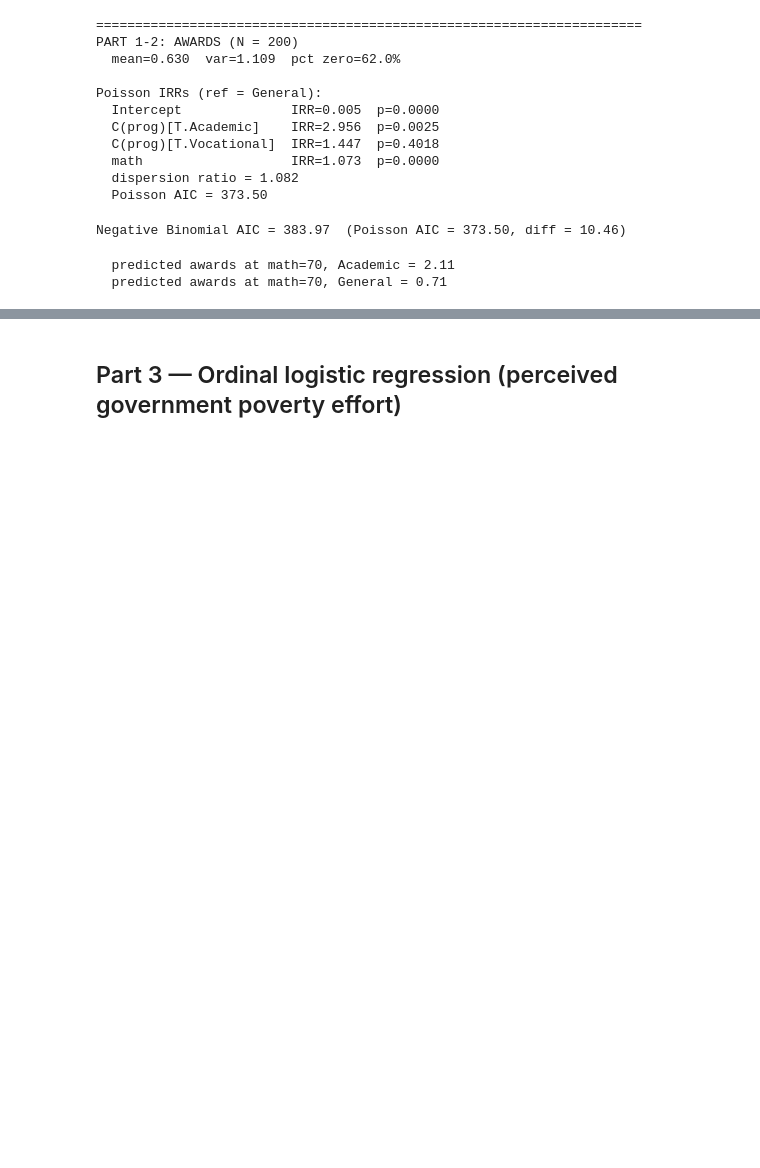
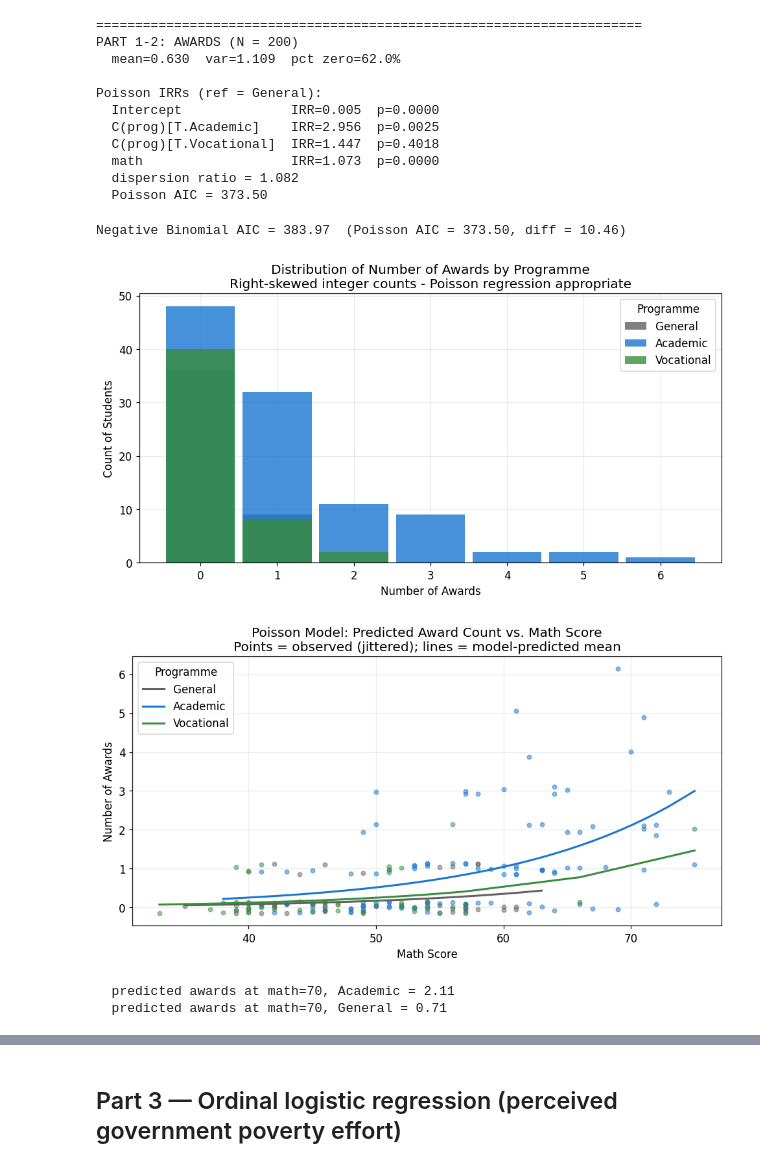
Before and after one commit to skabone/applied-research-portfolio, a Jupyter notebook: 15_Advanced_Regression_Methods/03_Analysis.ipynb, the cells around one changed output, grey strips where cells are left out. Drawn from its saved outputs; the diff is of its cells as text; code cells hidden in the pictures; blank space fills up the shorter version.

```diff
--- a/15_Advanced_Regression_Methods/03_Analysis.ipynb
+++ b/15_Advanced_Regression_Methods/03_Analysis.ipynb
@@ -115,8 +127,10 @@ Poisson IRRs (ref = General):
 # and Poisson fits better (lower AIC) - a useful calibration point that negative
 # binomial is not automatically superior to Poisson.
 # =============================================================================
+# alpha=1.0 sets the dispersion parameter explicitly (the standard default) so
+# the fit is fully specified and reproducible.
 nb = sm.GLM.from_formula("num_awards ~ C(prog) + math", data=awards,
-                         family=sm.families.NegativeBinomial()).fit()
+                         family=sm.families.NegativeBinomial(alpha=1.0)).fit()
 print("\nNegative Binomial AIC = %.2f  (Poisson AIC = %.2f, diff = %.2f)"
       % (nb.aic, poisson.aic, nb.aic - poisson.aic))
 
@@ -132,41 +146,43 @@ ax.set_title("Distribution of Number of Awards by Programme\n"
              "Right-skewed integer counts - Poisson regression appropriate")
 ax.set_xlabel("Number of Awards"); ax.set_ylabel("Count of Students")
 ax.legend(title="Programme")
-fig.tight_layout(); fig.savefig(os.path.join(FIG, "fig01-award-distribution.png")); plt.close(fig)
+fig.tight_layout(); fig.savefig(os.path.join(FIG, "fig01-award-distribution.png")); plt.show()
 
 # --- Figure 2: observed counts (jittered) vs Poisson predicted means by math
 # score and programme. ---
 awards["pred"] = poisson.predict(awards)
 fig, ax = plt.subplots(figsize=(9, 5))
 rng_j = np.random.default_rng(0)
 for prog, color in zip(["General", "Academic", "Vocational"],
                        [C_GREY, C_BLUE, C_GREEN]):
     sub = awards[awards.prog == prog].sort_values("math")
     jitter = rng_j.uniform(-0.15, 0.15, len(sub))
     ax.scatter(sub.math, sub.num_awards + jitter, s=18, alpha=0.5, color=color)
     ax.plot(sub.math, sub.pred, color=color, linewidth=2, label=prog)
 ax.set_title("Poisson Model: Predicted Award Count vs. Math Score\n"
              "Points = observed (jittered); lines = model-predicted mean")
 ax.set_xlabel("Math Score"); ax.set_ylabel("Number of Awards")
 ax.legend(title="Programme")
-fig.tight_layout(); fig.savefig(os.path.join(FIG, "fig02-poisson-predicted.png")); plt.close(fig)
+fig.tight_layout(); fig.savefig(os.path.join(FIG, "fig02-poisson-predicted.png")); plt.show()
 # Report the predicted means at math = 70 for the figure interpretation.
 for prog in ["Academic", "General"]:
     row = pd.DataFrame({"prog": [prog], "math": [70]})
     print("  predicted awards at math=70, %s = %.2f"
           % (prog, poisson.predict(row).iloc[0]))
 
 # --- Figure 3: AIC comparison between Poisson and negative binomial. ---
 fig, ax = plt.subplots(figsize=(7, 5))
 ax.bar(["Poisson", "Negative\nBinomial"], [poisson.aic, nb.aic],
        color=[C_BLUE, C_GREY], width=0.6)
 for x, v in zip([0, 1], [poisson.aic, nb.aic]):
     ax.text(x, v + 1, "%.2f" % v, ha="center", fontweight="bold")
 ax.set_title("Model Fit: Poisson vs. Negative Binomial (Awards)\n"
              "Lower AIC is better - Poisson wins when overdispersion is mild")
 ax.set_ylabel("AIC"); ax.set_ylim(0, max(poisson.aic, nb.aic) * 1.12)
-fig.tight_layout(); fig.savefig(os.path.join(FIG, "fig03-poisson-nb-aic.png")); plt.close(fig)
+fig.tight_layout(); fig.savefig(os.path.join(FIG, "fig03-poisson-nb-aic.png")); plt.show()
 # %% [output]
 Negative Binomial AIC = 383.97  (Poisson AIC = 373.50, diff = 10.46)
+[figure, added]
+[figure, added]
   predicted awards at math=70, Academic = 2.11
   predicted awards at math=70, General = 0.71
```
Also changed, not shown: parts of 6 cells of this notebook, 2 other files.
